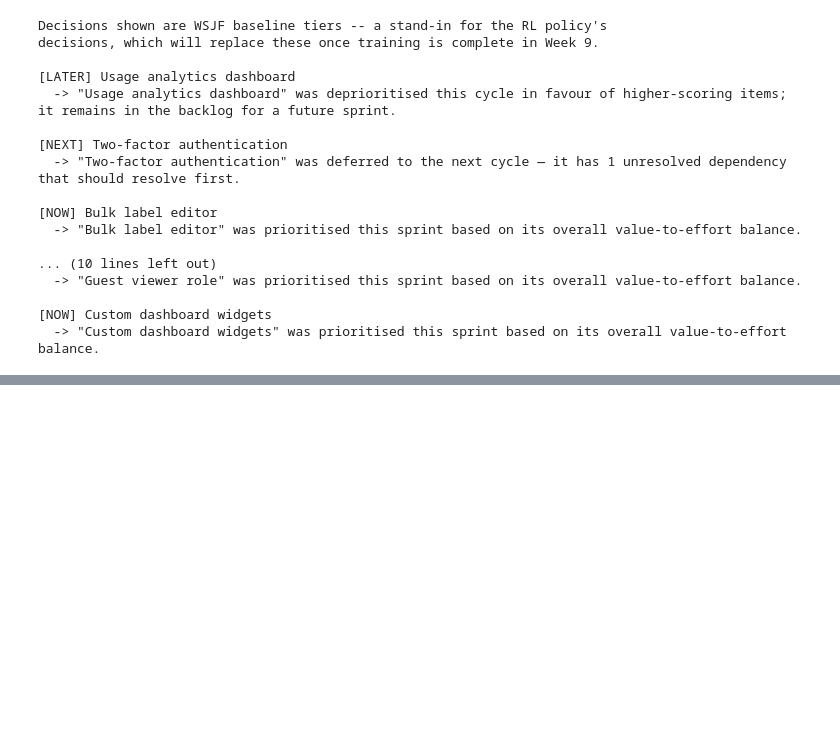
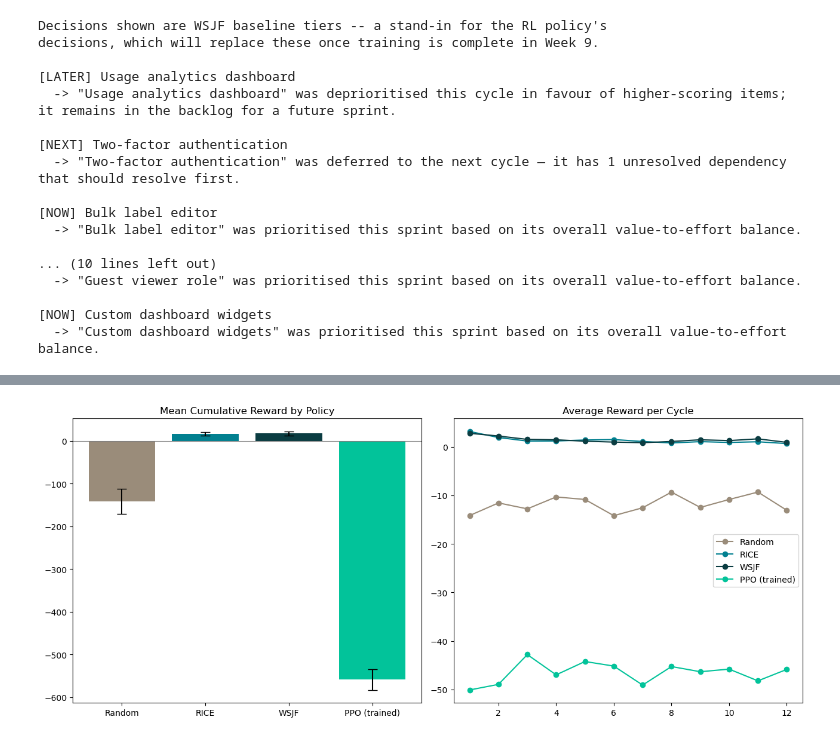
Before and after one commit to arjun3334/mr603-backlog-rl-thesis, a Jupyter notebook: Week8_Local_Run.ipynb, the cells around one changed output, grey strips where cells are left out. Cells and saved outputs as stored; diff of their text form; code cells hidden in the pictures; blank space fills up the shorter version.

```diff
--- a/Week8_Local_Run.ipynb
+++ b/Week8_Local_Run.ipynb
@@ -280,0 +410,23 @@ These are now genuinely **yours** — run on your own machine, from your own Jup
+# %%
+fig, axes = plt.subplots(1, 2, figsize=(13, 5.5))
+policies = ["random", "rice", "wsjf", "ppo"]
+labels = ["Random", "RICE", "WSJF", "PPO (trained)"]
+colors = ["#9A8C7A", "#028090", "#0B3D42", "#02C39A"]
+means = [summary[p][0] for p in policies]
+stds = [summary[p][1] for p in policies]
+
+axes[0].bar(labels, means, yerr=stds, capsize=6, color=colors)
+axes[0].set_title("Mean Cumulative Reward by Policy")
+axes[0].axhline(0, color="grey", linewidth=0.8)
+
+for policy, label, color in zip(policies, labels, colors):
+    avg_per_cycle = np.mean(results[policy], axis=0)
+    axes[1].plot(range(1, N_CYCLES + 1), avg_per_cycle, label=label, color=color, marker="o")
+axes[1].set_title("Average Reward per Cycle")
+axes[1].legend()
+
+plt.tight_layout()
+plt.savefig("extended_comparison.png", dpi=150)
+plt.show()
+# %% [output]
+[figure, added]
```
Also changed, not shown: parts of 16 cells of this notebook, 5 other files.
